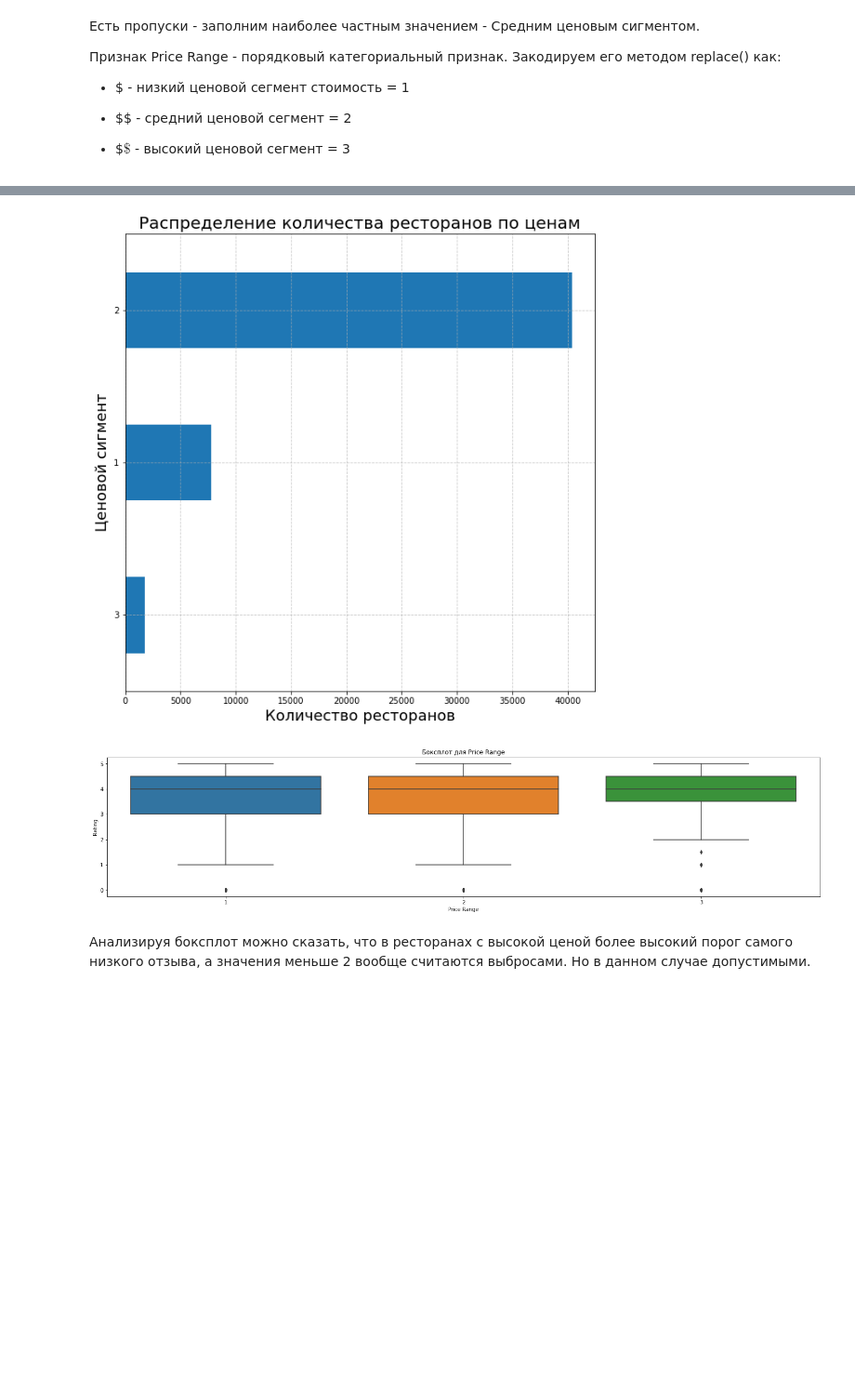
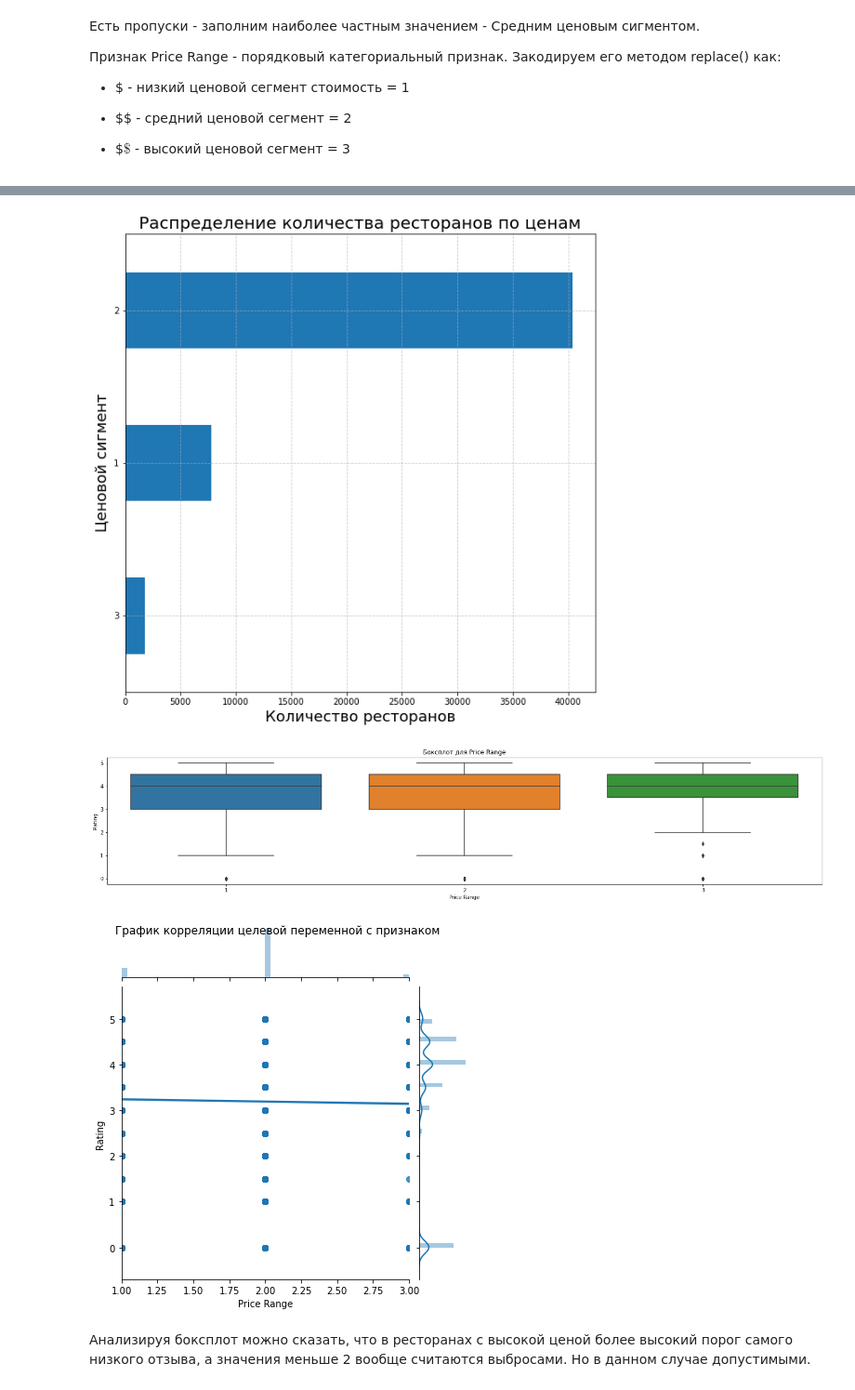
Before and after one commit to BasilPDS/CoursSF_L, a Jupyter notebook: module_3/module_3.ipynb, the cells around one changed output, grey strips where cells are left out. Shown at 93% size. Saved outputs shown, nothing was run; the diff lists cells and outputs as text; code cells hidden in the pictures; blank space fills up the shorter version.

```diff
--- a/module_3/module_3.ipynb
+++ b/module_3/module_3.ipynb
@@ -543,10 +574,9 @@ dir(TadRating)
 <a id='2'> </a>
 # DATA
 # %%
-DATA_DIR = '/kaggle/input/sf-dst-restaurant-rating/'
-df_train = pd.read_csv(DATA_DIR+'/main_task.csv')
-df_test = pd.read_csv(DATA_DIR+'kaggle_task.csv')
-sample_submission = pd.read_csv(DATA_DIR+'/sample_submission.csv')
+df_train = pd.read_csv('main_task.csv')
+df_test = pd.read_csv('kaggle_task.csv')
+sample_submission = pd.read_csv('sample_submission.csv')
 # %%
 df_train.info()
 # %% [output]
@@ -842,7 +888,7 @@ Name: Price Range, dtype: int64
 - \$$\$$ - высокий ценовой сегмент = 3
 # %%
 data_w.repair_price_range()
-data_w.draw_bp('Price Range')
+data_w.draw_bp('Price Range', reg=True)
 # %% [output]
 <class 'pandas.core.frame.DataFrame'>
 RangeIndex: 50000 entries, 0 to 49999
@@ -865,5 +910,6 @@ None
-[figure, old version]
+[figure, new version]
-[figure, old version]
+[figure, new version]
+[figure, added]
 # %% [markdown]
 Анализируя боксплот можно сказать, что в ресторанах с высокой ценой более высокий порог самого низкого отзыва, а значения меньше 2 вообще считаются выбросами. Но в данном случае допустимыми.
 # %% [markdown]
```
Also changed, not shown: parts of 60 cells of this notebook, 2 other files.
